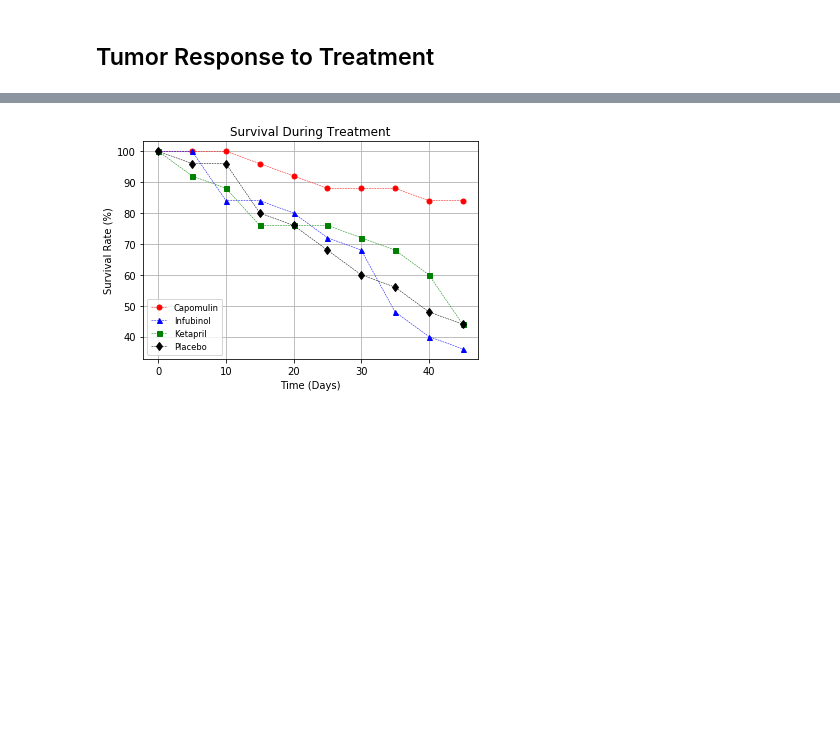
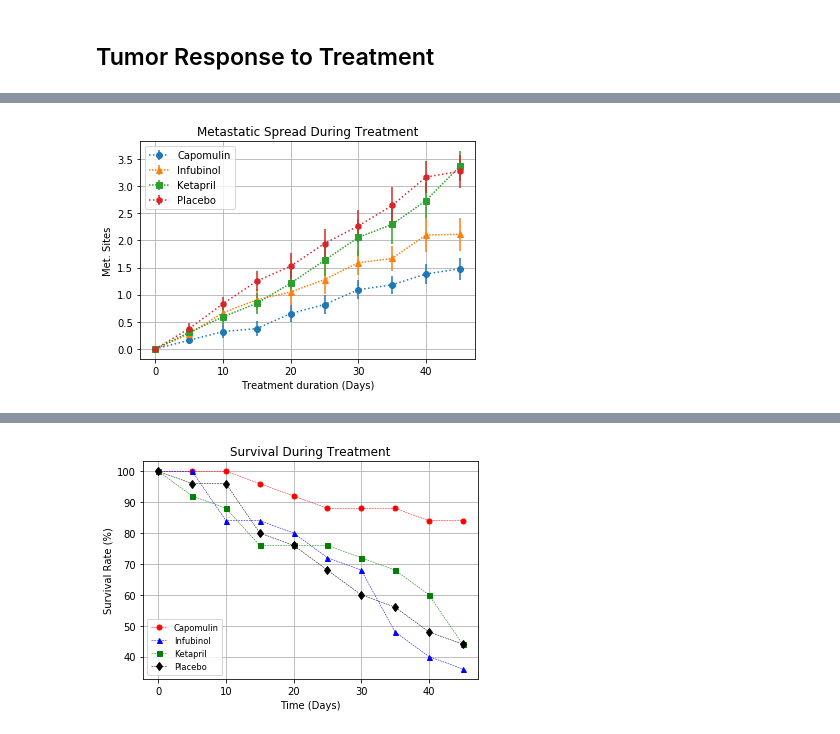
Before and after one commit to MadhukaraBS/BootCamp, a Jupyter notebook: 05-Matplotlib/Instructions/Pymaceuticals/pymaceuticals.ipynb, the cells around one changed output, grey strips where cells are left out. Saved outputs shown, nothing was run; the diff lists cells and outputs as text; code cells hidden in the pictures; blank space fills up the shorter version.

```diff
--- a/05-Matplotlib/Instructions/Pymaceuticals/pymaceuticals.ipynb
+++ b/05-Matplotlib/Instructions/Pymaceuticals/pymaceuticals.ipynb
@@ -93,0 +153,8 @@ plt.show()
+# %%
+# Store the Standard Error associated with Met. Sites Grouped by Drug and Timepoint
+
+# Convert to DataFrame
+
+# Preview DataFrame
+mms_flat_df = mms_df.reset_index()
+mms_flat_df.head()
@@ -93,0 +168,4 @@ plt.show()
+# %%
+st_err_ms = summary_data.groupby(['Drug', 'Timepoint'])['Metastatic Sites'].sem()
+s_err_ms = st_err_ms.reset_index()
+s_err_ms.head()
@@ -95,3 +180,6 @@ plt.show()
 # Minor Data Munging to Re-Format the Data Frames
 
 # Preview that Reformatting worked
+# %%
+mms_pivot = mms_flat_df.pivot(index='Timepoint', columns='Drug', values='Metastatic Sites')
+mms_pivot.head()
@@ -97,0 +194,3 @@ plt.show()
+# %%
+s_err_ms_pivot = s_err_ms.pivot(index='Timepoint', columns='Drug', values='Metastatic Sites')
+s_err_ms_pivot.head()
@@ -98,2 +205,25 @@ plt.show()
+# %%
+# Generate the Plot (with Error Bars)
+
+# Save the Figure
+
+# Show the Figure
+a = plt.errorbar(mms_pivot.index, mms_pivot['Capomulin'], s_err_ms_pivot['Capomulin'], fmt='o', linestyle='dotted', label='Capomulin')
+b = plt.errorbar(mms_pivot.index, mms_pivot['Infubinol'], s_err_ms_pivot['Infubinol'], fmt='^', linestyle=(0, (1, 1)), label='Infubinol')
+c = plt.errorbar(mms_pivot.index, mms_pivot['Ketapril'], s_err_ms_pivot['Ketapril'], fmt='s',  linestyle=(0, (1, 1)), label='Ketapril')
+d = plt.errorbar(mms_pivot.index, mms_pivot['Placebo'], s_err_ms_pivot['Placebo'], fmt='h', linestyle=':', label='Placebo')
+
+plt.legend(handles=[a, b, c, d], loc='best')
+# Give the chart a title, x label, and y label
+plt.title("Metastatic Spread During Treatment")
+plt.xlabel("Treatment duration (Days)")
+plt.ylabel("Met. Sites")
+plt.grid()
+
+# Save an image of the chart and print it to the screen
+plt.savefig("../Images/MetastaticSpread.png")
+plt.show()
+# %% [output]
+[figure, added]
 # %%
 # %% [output]
```
Also changed, not shown: parts of 41 cells of this notebook.
